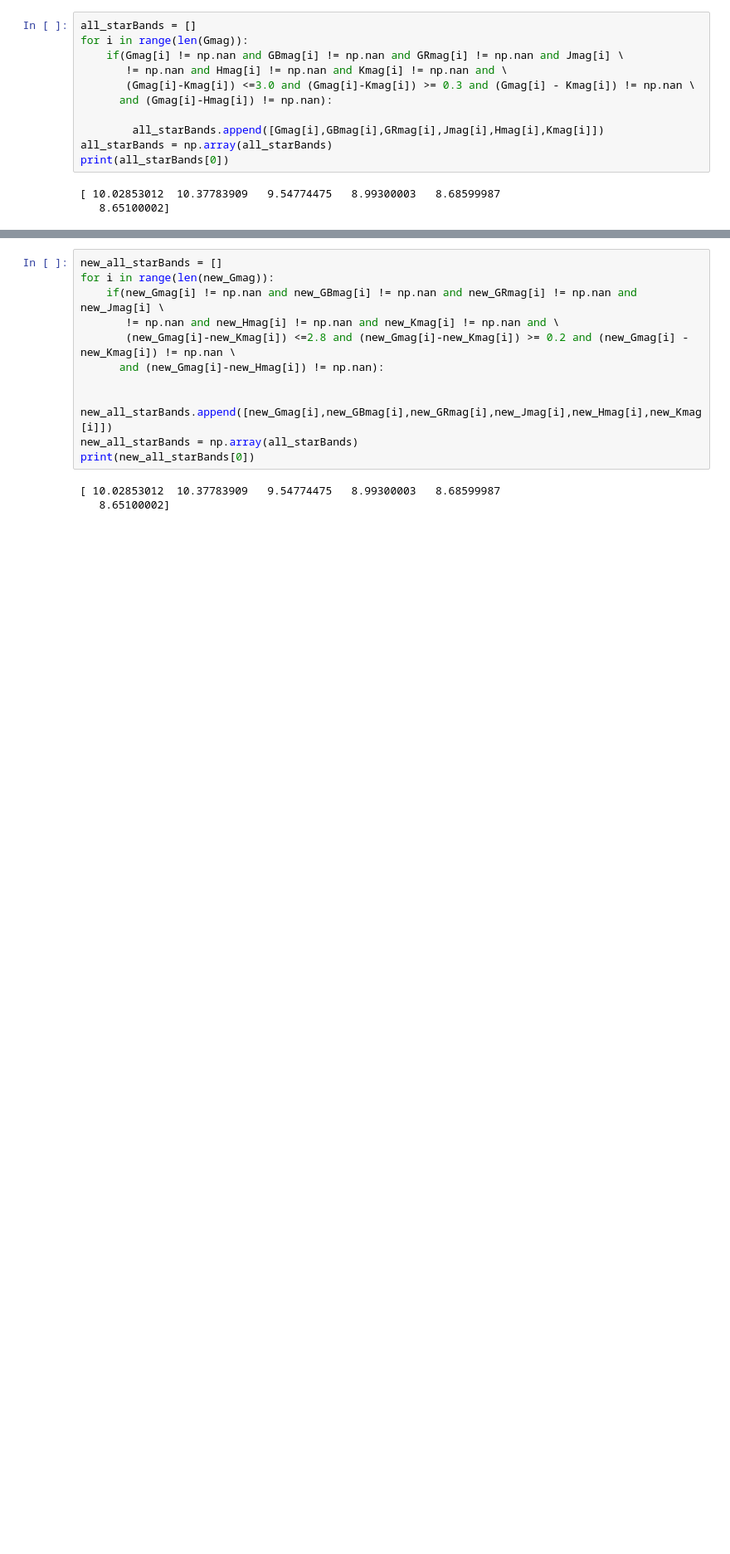
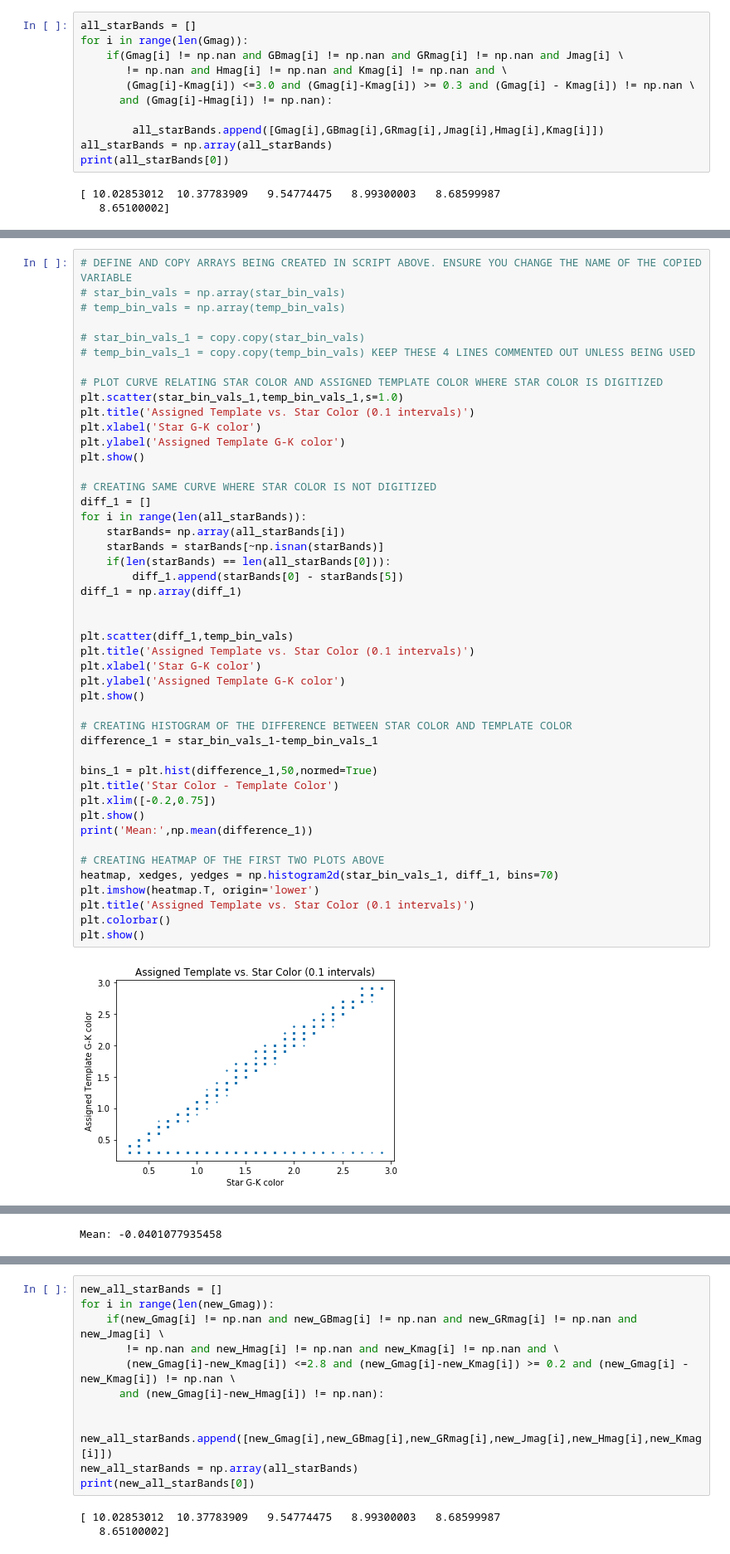
Before and after one commit to leemundy/GAIA, a Jupyter notebook: Work-Areas/khall/notebook/Data/StarFitting.ipynb, the cells around one changed output, grey strips where cells are left out. Shown at 83% size. Saved outputs shown, nothing was run; the diff lists cells and outputs as text; blank space fills up the shorter version.

```diff
--- a/Work-Areas/khall/notebook/Data/StarFitting.ipynb
+++ b/Work-Areas/khall/notebook/Data/StarFitting.ipynb
@@ -570,0 +591,48 @@ for i in range(len(all_starBands)):
+# %%
+# DEFINE AND COPY ARRAYS BEING CREATED IN SCRIPT ABOVE. ENSURE YOU CHANGE THE NAME OF THE COPIED VARIABLE
+# star_bin_vals = np.array(star_bin_vals)
+# temp_bin_vals = np.array(temp_bin_vals)
+
+# star_bin_vals_1 = copy.copy(star_bin_vals)
+# temp_bin_vals_1 = copy.copy(temp_bin_vals) KEEP THESE 4 LINES COMMENTED OUT UNLESS BEING USED
+
+# PLOT CURVE RELATING STAR COLOR AND ASSIGNED TEMPLATE COLOR WHERE STAR COLOR IS DIGITIZED
+plt.scatter(star_bin_vals_1,temp_bin_vals_1,s=1.0)
+plt.title('Assigned Template vs. Star Color (0.1 intervals)')
+plt.xlabel('Star G-K color')
+plt.ylabel('Assigned Template G-K color')
+plt.show()
+
+# CREATING SAME CURVE WHERE STAR COLOR IS NOT DIGITIZED
+diff_1 = []
+for i in range(len(all_starBands)):
+    starBands= np.array(all_starBands[i])
+    starBands = starBands[~np.isnan(starBands)]
+    if(len(starBands) == len(all_starBands[0])):
+        diff_1.append(starBands[0] - starBands[5])
+diff_1 = np.array(diff_1)
+
+
+plt.scatter(diff_1,temp_bin_vals)
+plt.title('Assigned Template vs. Star Color (0.1 intervals)')
+plt.xlabel('Star G-K color')
+plt.ylabel('Assigned Template G-K color')
+plt.show()
+
+# CREATING HISTOGRAM OF THE DIFFERENCE BETWEEN STAR COLOR AND TEMPLATE COLOR
+difference_1 = star_bin_vals_1-temp_bin_vals_1
+
+bins_1 = plt.hist(difference_1,50,normed=True)
+plt.title('Star Color - Template Color')
+plt.xlim([-0.2,0.75])
+plt.show()
+print('Mean:',np.mean(difference_1))
+
+# CREATING HEATMAP OF THE FIRST TWO PLOTS ABOVE
+heatmap, xedges, yedges = np.histogram2d(star_bin_vals_1, diff_1, bins=70)
+plt.imshow(heatmap.T, origin='lower')
+plt.title('Assigned Template vs. Star Color (0.1 intervals)')
+plt.colorbar()
+plt.show()
+# %% [output]
+[figure, added]
@@ -570,0 +641 @@ for i in range(len(all_starBands)):
+Mean: -0.0401077935458
```
Also changed, not shown: parts of 24 cells of this notebook.
